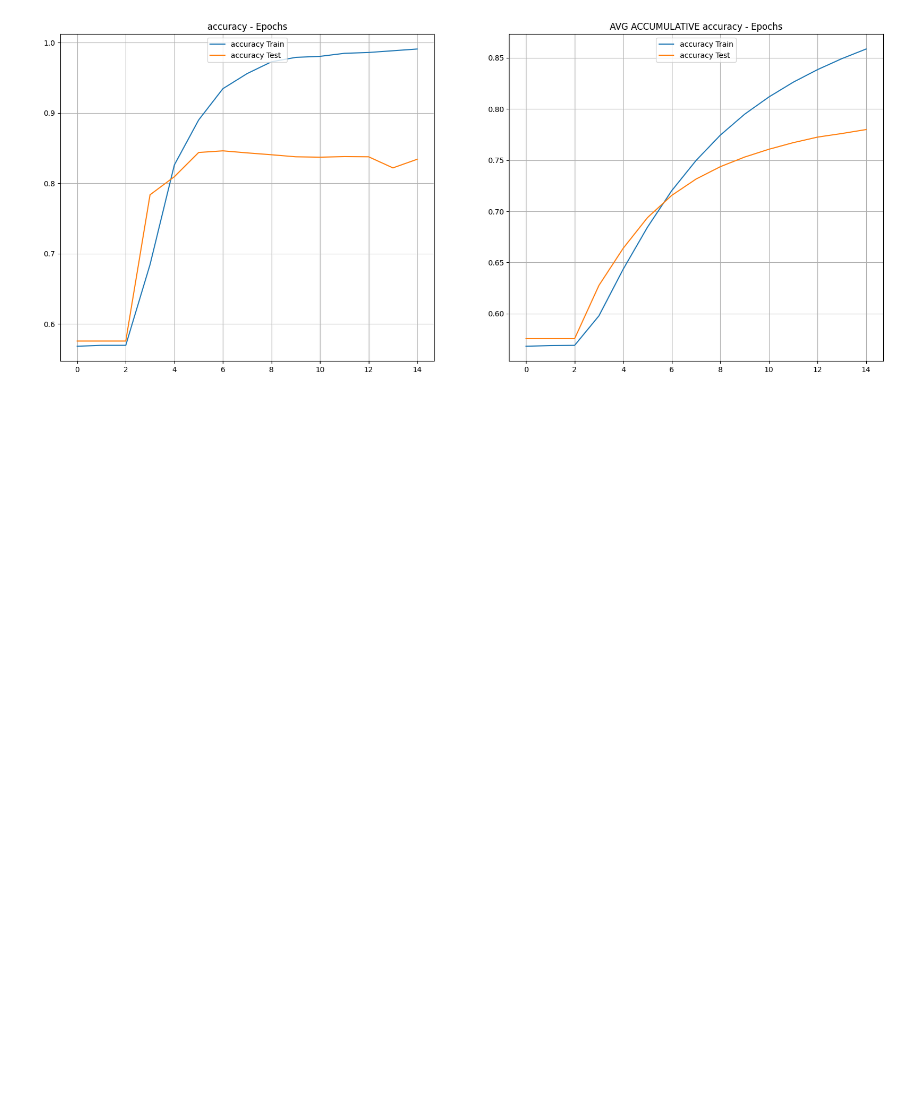
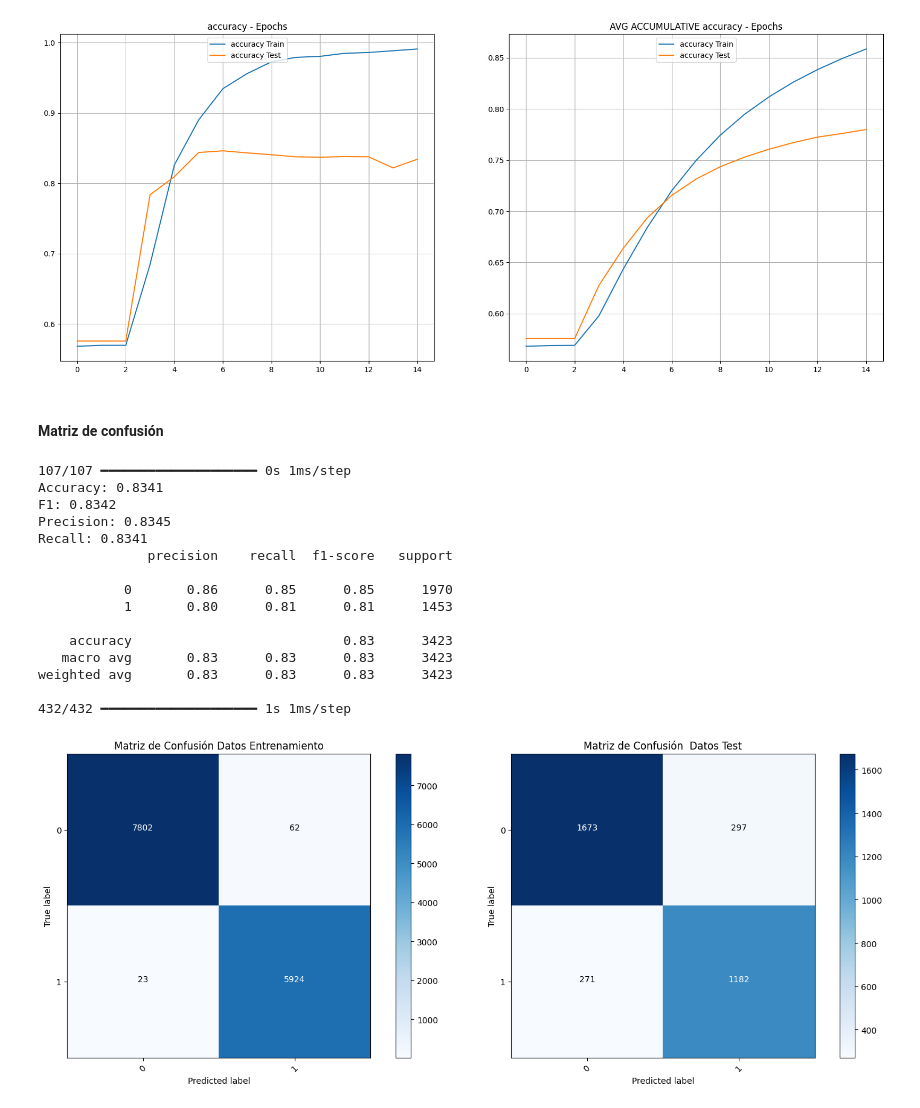
Before and after one commit to LuisGil11/Proyecto2-IA, a Jupyter notebook: Proyecto_2.ipynb, the cells around one changed output. Saved outputs shown, nothing was run; the diff lists cells and outputs as text; code cells hidden in the pictures; blank space fills up the shorter version.

Commit message:
matriz de confusion

```diff
--- a/Proyecto_2.ipynb
+++ b/Proyecto_2.ipynb
@@ -278,5 +278,77 @@ plot_metric(history=history, name='accuracy')
 # %% [output]
 [figure]
 [figure]
+# %% [markdown]
+#### **Matriz de confusión**
+# %%
+from sklearn.metrics import accuracy_score, f1_score, precision_score, recall_score, confusion_matrix, classification_report
+
+y_true = encoder.inverse_transform(y_test.reshape(-1))
+y_pred = np.argmax(model.predict(pad_corpus_test), axis=-1)
+y_pred = encoder.inverse_transform(y_pred.reshape(-1))
+
+print('Accuracy: {acc:0.4f}'.format(acc=accuracy_score(y_true=y_true, y_pred=y_pred)))
+print('F1: {f1:0.4f}'.format(f1=f1_score(y_true=y_true, y_pred=y_pred, average='weighted')))
+print('Precision: {pre:0.4f}'.format(pre=precision_score(y_true=y_true, y_pred=y_pred, average='weighted')))
+print('Recall: {rec:0.4f}'.format(rec=recall_score(y_true=y_true, y_pred=y_pred, average='weighted')))
+print(classification_report(y_true=y_true, y_pred=y_pred))
+labels = [0, 1]
+confusion_matrix_test = confusion_matrix(y_true=y_true,
+                                         y_pred=y_pred,
+                                         labels=labels)
+confusion_matrix_train = confusion_matrix(y_true=encoder.inverse_transform(y_train.reshape(-1)),
+                                          y_pred=encoder.inverse_transform(np.argmax(model.predict(pad_corpus_train), axis=-1)),
+                                          labels=labels)
+
+import numpy as np
+import matplotlib.pyplot as plt
+import itertools
+%matplotlib inline
+
+def plot_confusion_matrix(cm, classes, title, cmap=plt.cm.Blues):
+    """
+    This function prints and plots the confusion matrix.
+    """
+    plt.imshow(cm, interpolation='nearest', cmap=cmap)
+    plt.title(title)
+    plt.colorbar()
+    tick_marks = np.arange(len(classes))
+    plt.xticks(tick_marks, classes, rotation=45)
+    plt.yticks(tick_marks, classes)
+
+    thresh = cm.max() / 2.
+    for i, j in itertools.product(range(cm.shape[0]), range(cm.shape[1])):
+        plt.text(j, i, format(cm[i, j], 'd'), horizontalalignment="center",
+                 color="white" if cm[i, j] > thresh else "black")
+
+    plt.tight_layout()
+    plt.ylabel('True label')
+    plt.xlabel('Predicted label')
+
+
+# Pintamos las matrices de confusión
+plt.figure(figsize=(16, 6))
+plt.subplot(1, 2, 1)
+plot_confusion_matrix(confusion_matrix_train, classes=labels, title='Matriz de Confusión Datos Entrenamiento')
+plt.subplot(1, 2, 2)
+plot_confusion_matrix(confusion_matrix_test, classes=labels, title='Matriz de Confusión  Datos Test')
+plt.show()
+# %% [output]
+107/107 ━━━━━━━━━━━━━━━━━━━━ 0s 1ms/step
+Accuracy: 0.8341
+F1: 0.8342
+Precision: 0.8345
+Recall: 0.8341
+              precision    recall  f1-score   support
+
+           0       0.86      0.85      0.85      1970
+           1       0.80      0.81      0.81      1453
+
+    accuracy                           0.83      3423
+   macro avg       0.83      0.83      0.83      3423
+weighted avg       0.83      0.83      0.83      3423
+
+432/432 ━━━━━━━━━━━━━━━━━━━━ 1s 1ms/step
+[figure, added]
 # %%
 model.save('model.h5')
```
